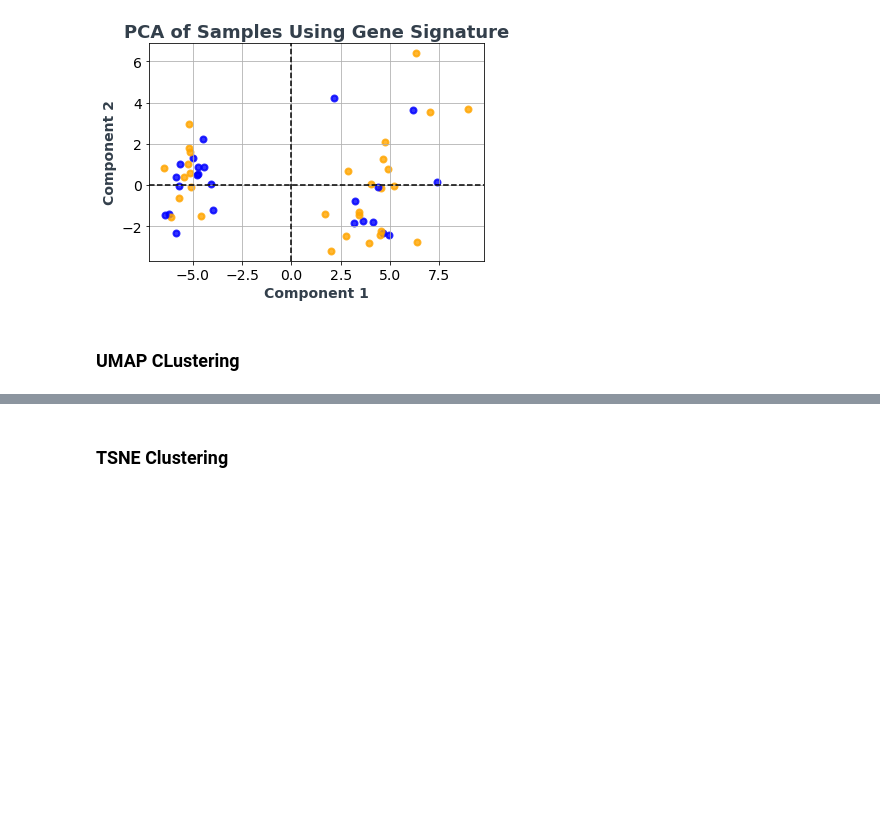
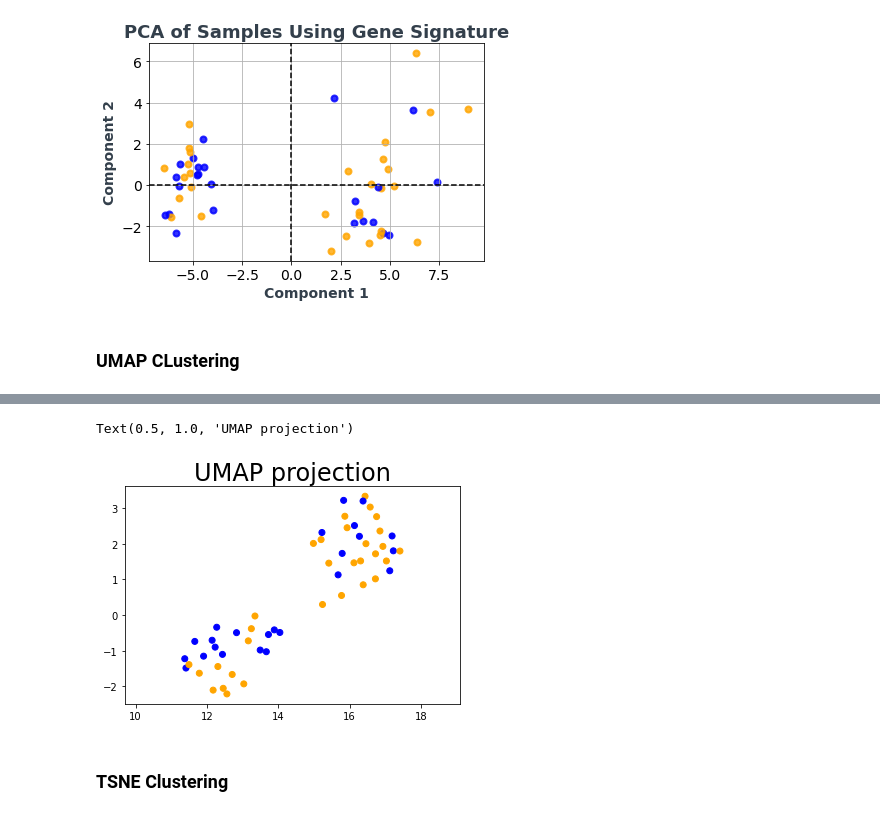
Before and after one commit to hzorkic/machine_learning_and_molecular_docking_for_drug_discovery, a Jupyter notebook: COAD Analysis.ipynb, the cells around one changed output, grey strips where cells are left out. Drawn from its saved outputs; the diff is of its cells as text; code cells hidden in the pictures; blank space fills up the shorter version.

```diff
--- a/COAD Analysis.ipynb
+++ b/COAD Analysis.ipynb
@@ -230,7 +232,10 @@ embedding.shape
 # %%
 plt.scatter(embedding[:, 0], embedding[:, 1],c=colors)
 plt.gca().set_aspect('equal', 'datalim')
-plt.title('UMAP projection of the Penguin dataset', fontsize=24)
+plt.title('UMAP projection', fontsize=24)
+# %% [output]
+Text(0.5, 1.0, 'UMAP projection')
+[figure, added]
 # %% [markdown]
 ### TSNE Clustering
 # %%
```
Also changed, not shown: parts of 27 cells of this notebook.
